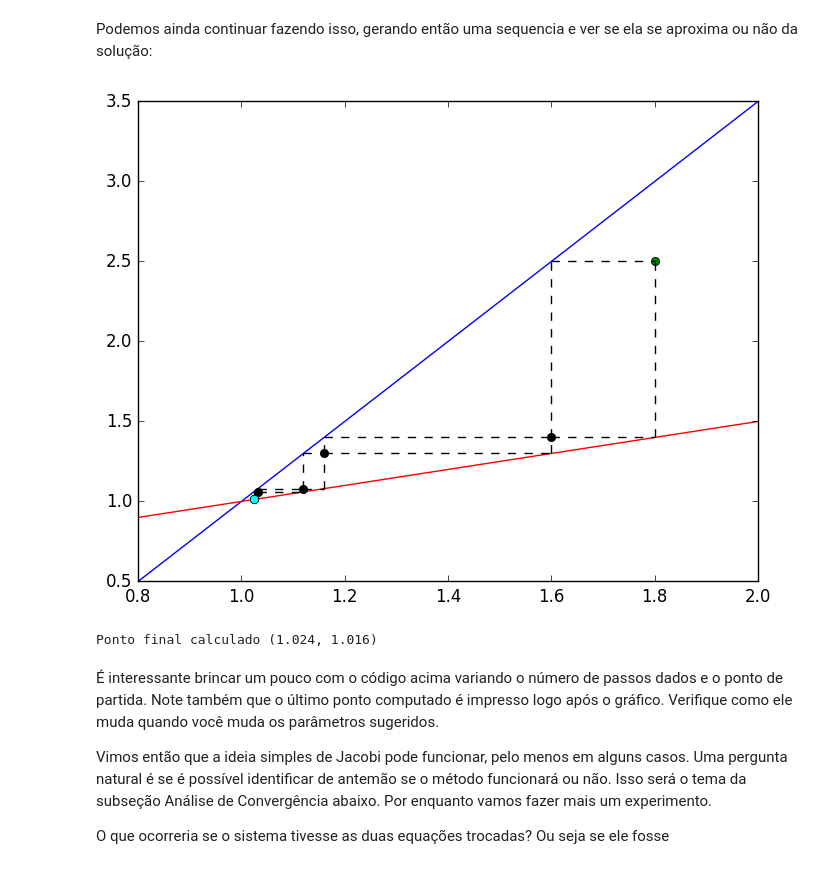
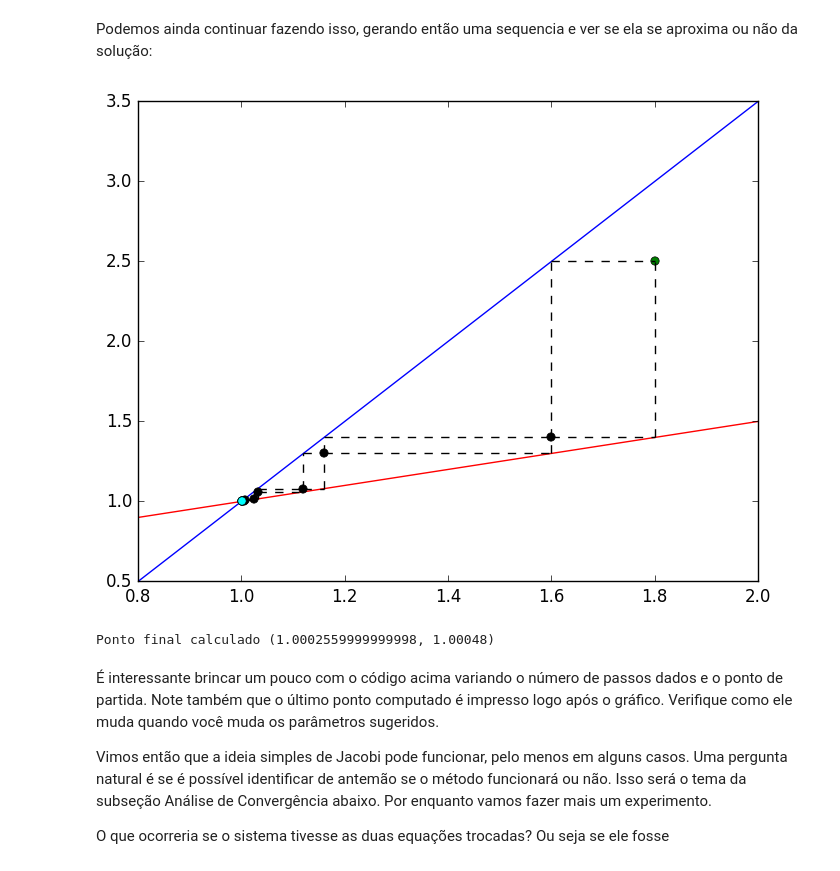
Before and after one commit to pjssilva/ms211, a Jupyter notebook: Sistemas_Lineares.ipynb, the cells around one changed output. Drawn from its saved outputs; the diff is of its cells as text; code cells hidden in the pictures.

```diff
--- a/Sistemas_Lineares.ipynb
+++ b/Sistemas_Lineares.ipynb
@@ -1163,38 +1163,38 @@ Podemos ainda continuar fazendo isso, gerando então uma sequencia e ver se ela
 # Ponto incial
 xk, yk = 1.8, 2.5
 # Numero de iteracoes
-maxiter = 5
+maxiter = 10
 
 # Apresenta o grafico inicial
 plot(x, eq1(x), color="blue")
 plot(x, eq2(x), color="red")
 
 # Apresenta o ponto de partida em verde e as linhas que geram o novo ponto
 unsx = ones(length(x))
 y = 0.5:0.01:3.0
 unsy = ones(length(y))
 plot(xk, yk, marker="o", color="green")
 
 # Calcula os novos pontos e os apresenta
 for i = 1:maxiter
     xk1 = (1.5 + yk)/2.5
     yk1 = (1.0 + xk)/2.0
     deltax = xk1:0.01:xk
     deltay = yk1:0.01:yk
     plot(deltax, yk*ones(length(deltax)), color="black", linestyle="--")
     plot(xk*ones(length(deltay)), deltay, color="black", linestyle="--")
     plot(xk1, yk1, marker="o", color="black")
     plot(deltax, yk1*ones(length(deltax)), color="black", linestyle="--")
     plot(xk1*ones(length(deltay)), deltay, color="black", linestyle="--")
     xk, yk = xk1, yk1
 end
 # Apresenta o ponto final em cyan
 plot(xk, yk, marker="o", color="cyan")
 show()
 println("Ponto final calculado (", xk,", ", yk, ")")
 # %% [output]
-[figure, old version]
+[figure, new version]
-Ponto final calculado (1.024, 1.016)
+Ponto final calculado (1.0002559999999998, 1.00048)
 # %% [markdown]
 É interessante brincar um pouco com o código acima variando o número de passos dados e o ponto de partida. Note também que o último ponto computado é impresso logo após o gráfico. Verifique como ele muda quando você muda os parâmetros sugeridos.
 
```
Also changed, not shown: parts of 6 cells of this notebook, 2 other files.
